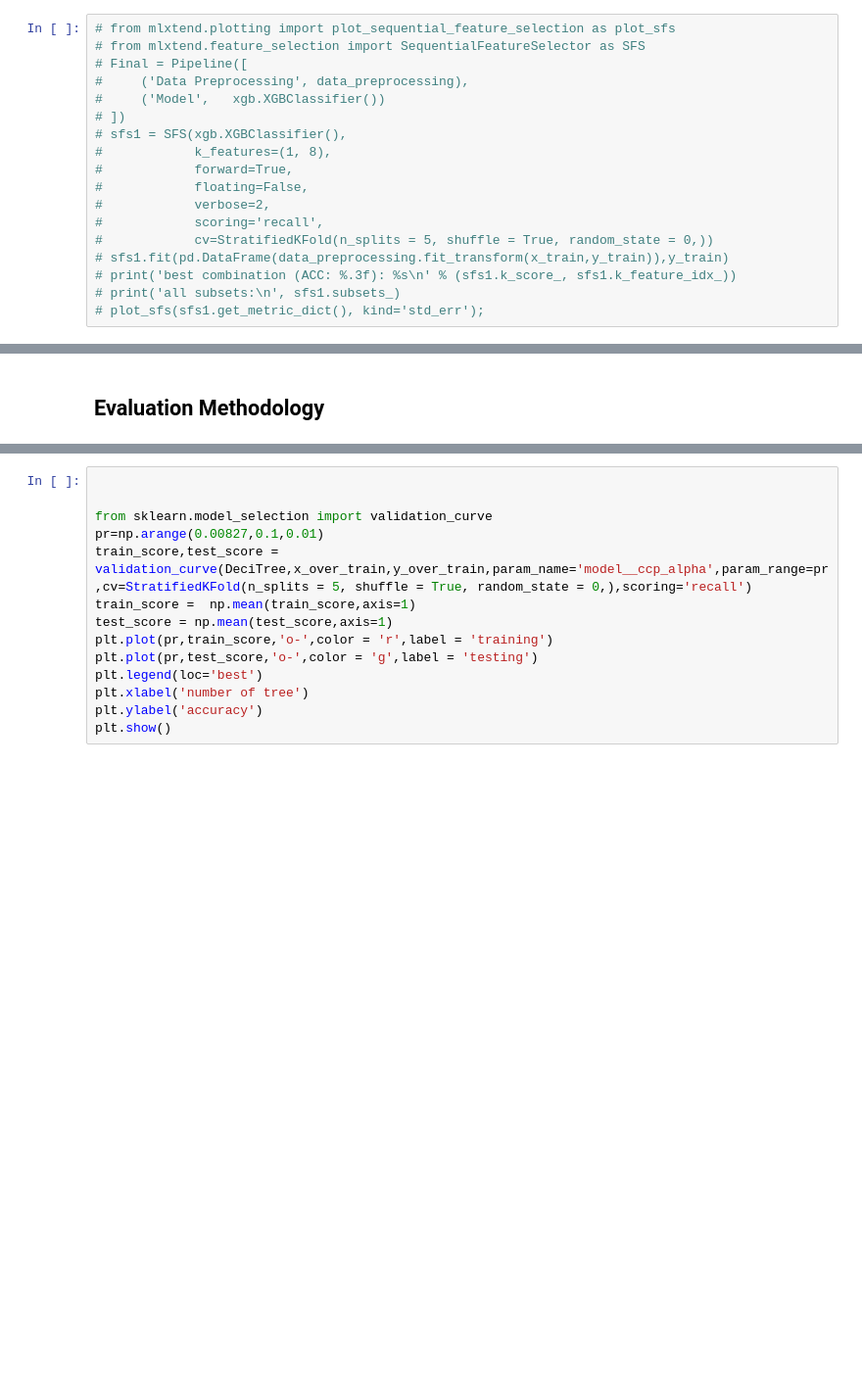
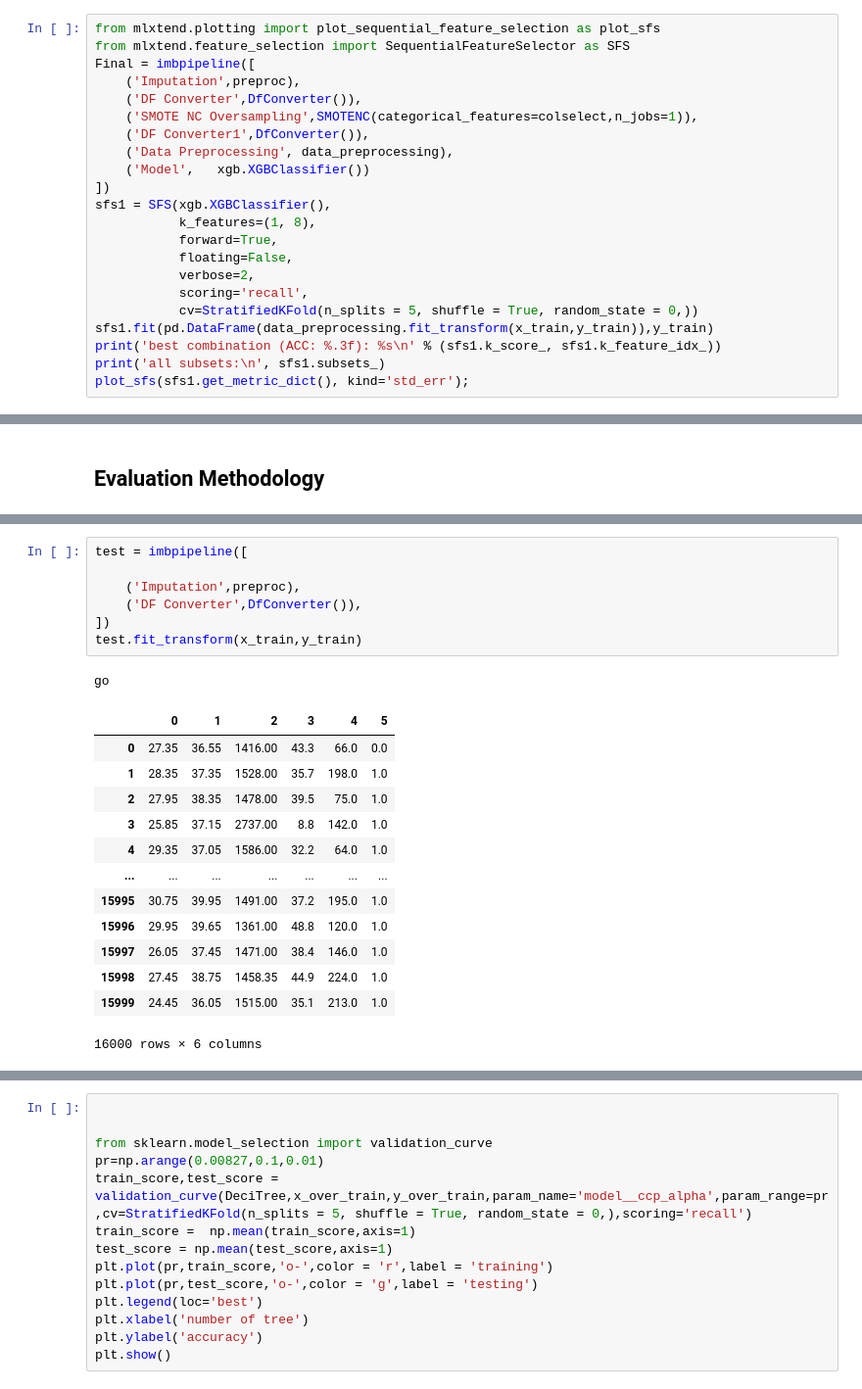
Before and after one commit to zhuofan-16/Machine_Failure_Prediction, a Jupyter notebook: Machine_Classification.ipynb, the cells around one changed output, grey strips where cells are left out. Shown at 98% size. Saved outputs shown, nothing was run; the diff lists cells and outputs as text; blank space fills up the shorter version.

```diff
--- a/Machine_Classification.ipynb
+++ b/Machine_Classification.ipynb
@@ -450,20 +461,24 @@ colselect=[col in qualitativeVariable for col in machineDf. loc[:, machineDf. co
 # %%
-# from mlxtend.plotting import plot_sequential_feature_selection as plot_sfs
-# from mlxtend.feature_selection import SequentialFeatureSelector as SFS
-# Final = Pipeline([
-#     ('Data Preprocessing', data_preprocessing),
-#     ('Model',   xgb.XGBClassifier())
-# ])
-# sfs1 = SFS(xgb.XGBClassifier(),
-#            k_features=(1, 8),
-#            forward=True,
-#            floating=False,
-#            verbose=2,
-#            scoring='recall',
-#            cv=StratifiedKFold(n_splits = 5, shuffle = True, random_state = 0,))
-# sfs1.fit(pd.DataFrame(data_preprocessing.fit_transform(x_train,y_train)),y_train)
-# print('best combination (ACC: %.3f): %s\n' % (sfs1.k_score_, sfs1.k_feature_idx_))
-# print('all subsets:\n', sfs1.subsets_)
-# plot_sfs(sfs1.get_metric_dict(), kind='std_err');
+from mlxtend.plotting import plot_sequential_feature_selection as plot_sfs
+from mlxtend.feature_selection import SequentialFeatureSelector as SFS
+Final = imbpipeline([
+    ('Imputation',preproc),
+    ('DF Converter',DfConverter()),
+    ('SMOTE NC Oversampling',SMOTENC(categorical_features=colselect,n_jobs=1)),
+    ('DF Converter1',DfConverter()),
+    ('Data Preprocessing', data_preprocessing),
+    ('Model',   xgb.XGBClassifier())
+])
+sfs1 = SFS(xgb.XGBClassifier(),
+           k_features=(1, 8),
+           forward=True,
+           floating=False,
+           verbose=2,
+           scoring='recall',
+           cv=StratifiedKFold(n_splits = 5, shuffle = True, random_state = 0,))
+sfs1.fit(pd.DataFrame(data_preprocessing.fit_transform(x_train,y_train)),y_train)
+print('best combination (ACC: %.3f): %s\n' % (sfs1.k_score_, sfs1.k_feature_idx_))
+print('all subsets:\n', sfs1.subsets_)
+plot_sfs(sfs1.get_metric_dict(), kind='std_err');
 # %%
 # pd.DataFrame({'Methods':['Chi-Square','Forward Sequential Feature Selector'],'Type':['Filter','Wrapper'],'Best number of feature':[selectionRecord.score.idxmax()+1,pd.DataFrame(sfs1.get_metric_dict()).T.avg_score.astype('f8').idxmax()],'Score':[selectionRecord.score[selectionRecord.score.idxmax()],   pd.DataFrame(sfs1.get_metric_dict()).T.avg_score[pd.DataFrame(sfs1.get_metric_dict()).T.avg_score.astype('f8').idxmax()] ]})
@@ -506,2 +525,24 @@ def scoreModel(clf,x,y,algName=None,record=pd.DataFrame({'name':[],'train_accura
+# %%
+test = imbpipeline([
+
+    ('Imputation',preproc),
+    ('DF Converter',DfConverter()),
+])
+test.fit_transform(x_train,y_train)
+# %% [output]
+go
+|  | 0 | 1 | 2 | 3 | 4 | 5 |
+| 0 | 27.35 | 36.55 | 1416.00 | 43.3 | 66.0 | 0.0 |
+| 1 | 28.35 | 37.35 | 1528.00 | 35.7 | 198.0 | 1.0 |
+| 2 | 27.95 | 38.35 | 1478.00 | 39.5 | 75.0 | 1.0 |
+| 3 | 25.85 | 37.15 | 2737.00 | 8.8 | 142.0 | 1.0 |
+| 4 | 29.35 | 37.05 | 1586.00 | 32.2 | 64.0 | 1.0 |
+| ... | ... | ... | ... | ... | ... | ... |
+| 15995 | 30.75 | 39.95 | 1491.00 | 37.2 | 195.0 | 1.0 |
+| 15996 | 29.95 | 39.65 | 1361.00 | 48.8 | 120.0 | 1.0 |
+| 15997 | 26.05 | 37.45 | 1471.00 | 38.4 | 146.0 | 1.0 |
+| 15998 | 27.45 | 38.75 | 1458.35 | 44.9 | 224.0 | 1.0 |
+| 15999 | 24.45 | 36.05 | 1515.00 | 35.1 | 213.0 | 1.0 |
+16000 rows × 6 columns
 # %%
 
```
Also changed, not shown: parts of 39 cells of this notebook.
